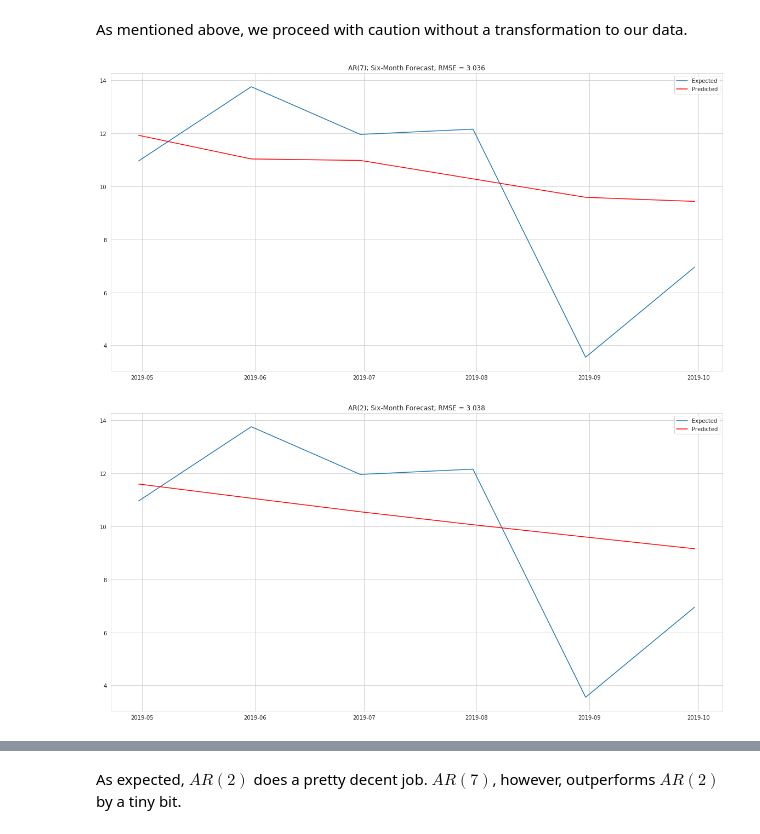
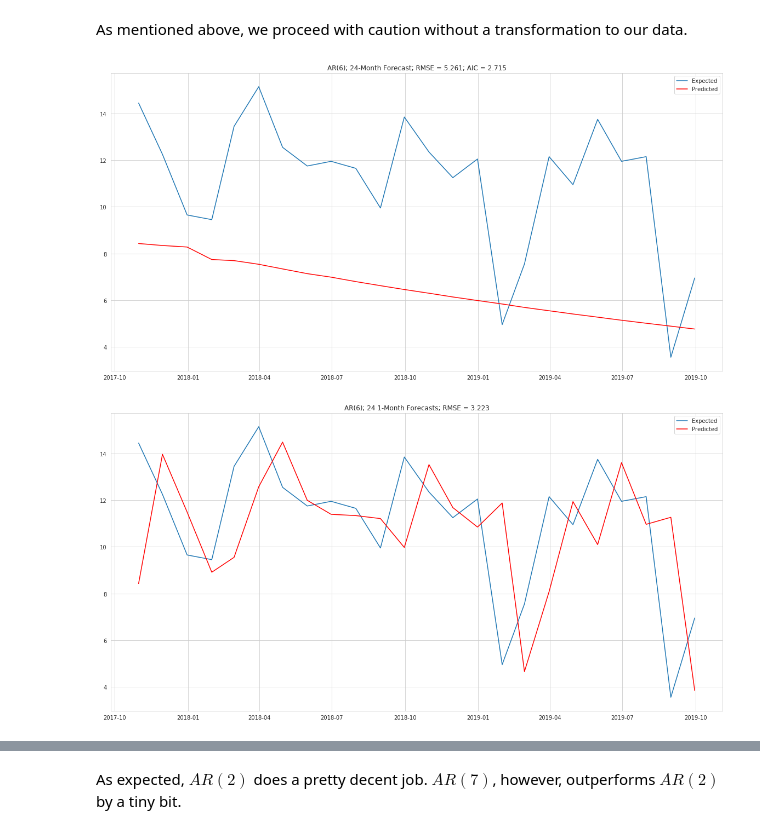
Before and after one commit to nt-ds/ckt-time-series-analysis, a Jupyter notebook: notebooks/Consumer Sentiment - Time Series Analysis.ipynb, the cells around one changed output, grey strips where cells are left out. Saved outputs shown, nothing was run; the diff lists cells and outputs as text; code cells hidden in the pictures.

```diff
--- a/notebooks/Consumer Sentiment - Time Series Analysis.ipynb
+++ b/notebooks/Consumer Sentiment - Time Series Analysis.ipynb
@@ -329,10 +289,7 @@ df_dm = get_stats.Stats.demean(df)
 # %% [markdown]
 As mentioned above, we proceed with caution without a transformation to our data.
 # %%
-get_stats.Stats.AR_model(df_dm)
+ar_preds_h_steps, ar_rmse_h_steps, ar_preds_1_step, ar_rmse_1_step = get_stats.Stats.AR_model(df_dm)
 # %% [output]
-[figure, old version]
+[figure, new version]
+[figure, added]
-# %%
-get_stats.Stats.AR_model(df_dm, maxlag=1)
-# %% [output]
-[figure, removed]
```
Also changed, not shown: parts of 14 cells of this notebook.
